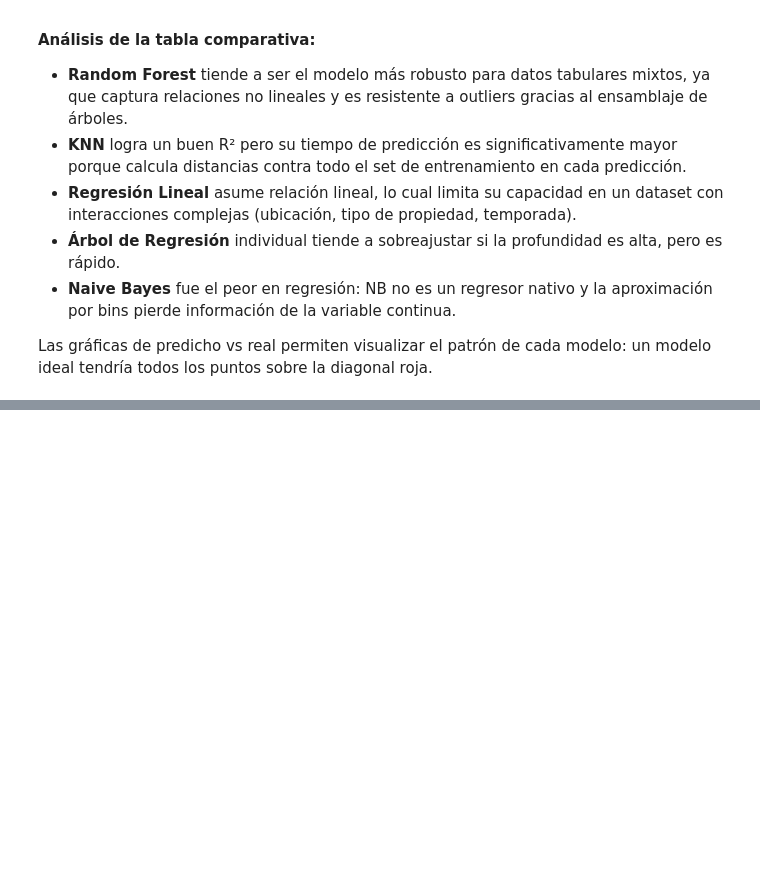
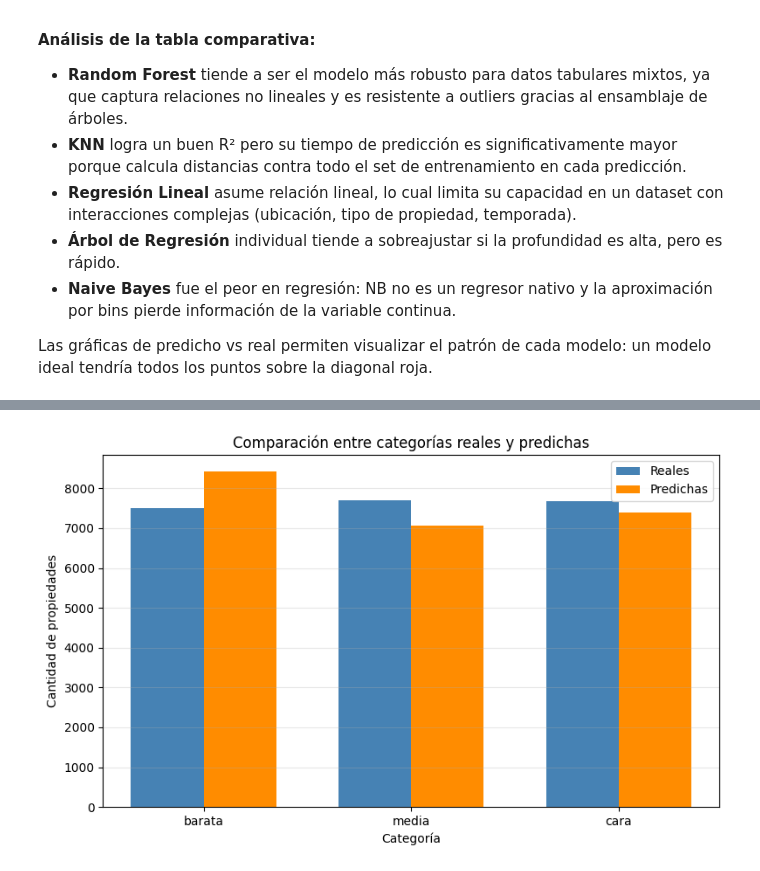
Before and after one commit to FerAHMz/lab6_knn_md, a Jupyter notebook: lab6.ipynb, the cells around one changed output, grey strips where cells are left out. Cells and saved outputs as stored; diff of their text form; code cells hidden in the pictures; blank space fills up the shorter version.

```diff
--- a/lab6.ipynb
+++ b/lab6.ipynb
@@ -747,0 +967,84 @@ Las gráficas de predicho vs real permiten visualizar el patrón de cada modelo:
+# %%
+accuracy_knn_cls = accuracy_score(y_test_class, y_pred_knn_class)
+precision_knn_cls = precision_score(y_test_class, y_pred_knn_class, average="macro", zero_division=0)
+recall_knn_cls = recall_score(y_test_class, y_pred_knn_class, average="macro", zero_division=0)
+f1_knn_cls = f1_score(y_test_class, y_pred_knn_class, average="macro", zero_division=0)
+
+regression_efficiency_df = pd.DataFrame([
+    {
+        "Modelo": f"KNN Regresión (K={best_k})",
+        "MAE": mae_knn,
+        "RMSE": rmse_knn,
+        "R²": r2_knn,
+        "Tiempo entrenamiento (s)": knn_train_time,
+        "Tiempo predicción (s)": knn_pred_time,
+    }
+])
+
+classification_efficiency_df = pd.DataFrame([
+    {
+        "Modelo": f"KNN Clasificación (K={best_k_cls})",
+        "Accuracy": accuracy_knn_cls,
+        "Precision macro": precision_knn_cls,
+        "Recall macro": recall_knn_cls,
+        "F1 macro": f1_knn_cls,
+        "Tiempo entrenamiento (s)": knn_cls_train_time,
+        "Tiempo predicción (s)": knn_cls_pred_time,
+    }
+])
+
+classification_report_df = pd.DataFrame(
+    classification_report(
+        y_test_class,
+        y_pred_knn_class,
+        output_dict=True,
+        zero_division=0,
+    )
+).transpose()
+
+real_class_counts = (
+    pd.Series(y_test_class)
+    .value_counts()
+    .reindex(labels_order, fill_value=0)
+)
+predicted_class_counts = (
+    pd.Series(y_pred_knn_class)
+    .value_counts()
+    .reindex(labels_order, fill_value=0)
+)
+
+comparison_distribution_df = pd.DataFrame({
+    "categoria": labels_order,
+    "reales": real_class_counts.values,
+    "predichas": predicted_class_counts.values,
+})
+
+print("Eficiencia del modelo KNN de regresión (conjunto de prueba):")
+display(regression_efficiency_df.round(4))
+
+print("Eficiencia del modelo KNN de clasificación (conjunto de prueba):")
+display(classification_efficiency_df.round(4))
+
+print("Detalle por clase:")
+display(classification_report_df.round(4))
+
+print("Distribución real vs predicha:")
+display(comparison_distribution_df)
+
+fig, ax = plt.subplots(figsize=(8, 5))
+x = np.arange(len(labels_order))
+width = 0.35
+
+ax.bar(x - width / 2, comparison_distribution_df["reales"], width, label="Reales", color="steelblue")
+ax.bar(x + width / 2, comparison_distribution_df["predichas"], width, label="Predichas", color="darkorange")
+ax.set_xticks(x)
+ax.set_xticklabels(labels_order)
+ax.set_xlabel("Categoría")
+ax.set_ylabel("Cantidad de propiedades")
+ax.set_title("Comparación entre categorías reales y predichas")
+ax.legend()
+ax.grid(True, alpha=0.3, axis="y")
+
+plt.tight_layout()
+plt.show()
+# %% [output]
@@ -747,0 +1070 @@ Las gráficas de predicho vs real permiten visualizar el patrón de cada modelo:
+[figure, added]
```
Also changed, not shown: parts of 15 cells of this notebook.
